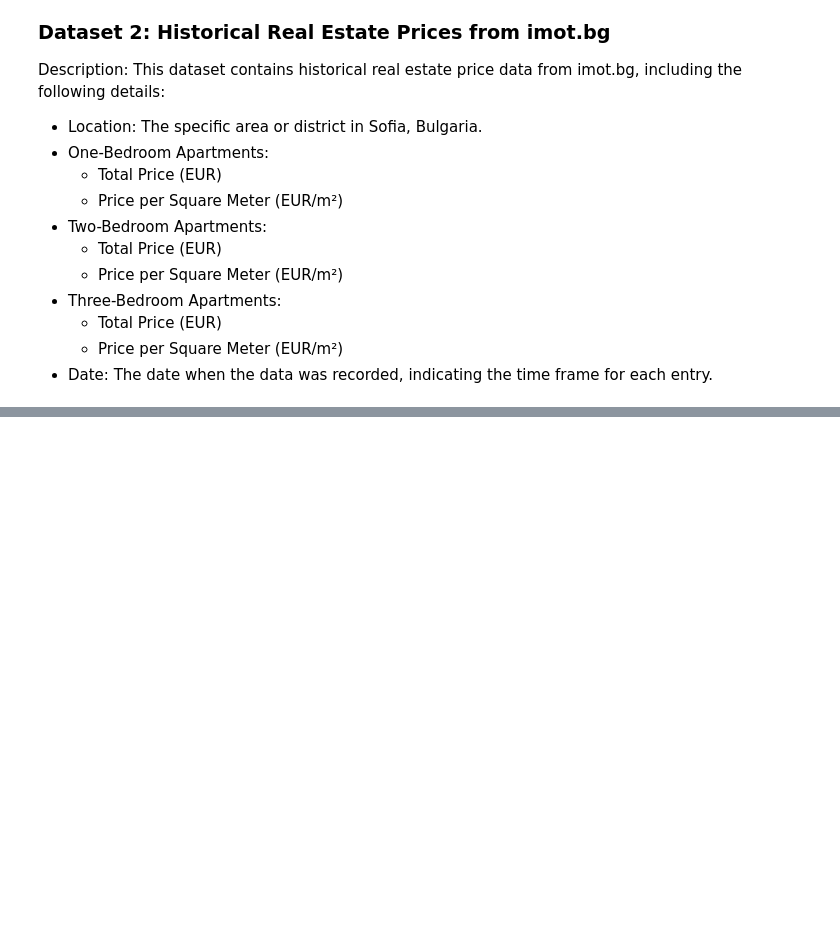
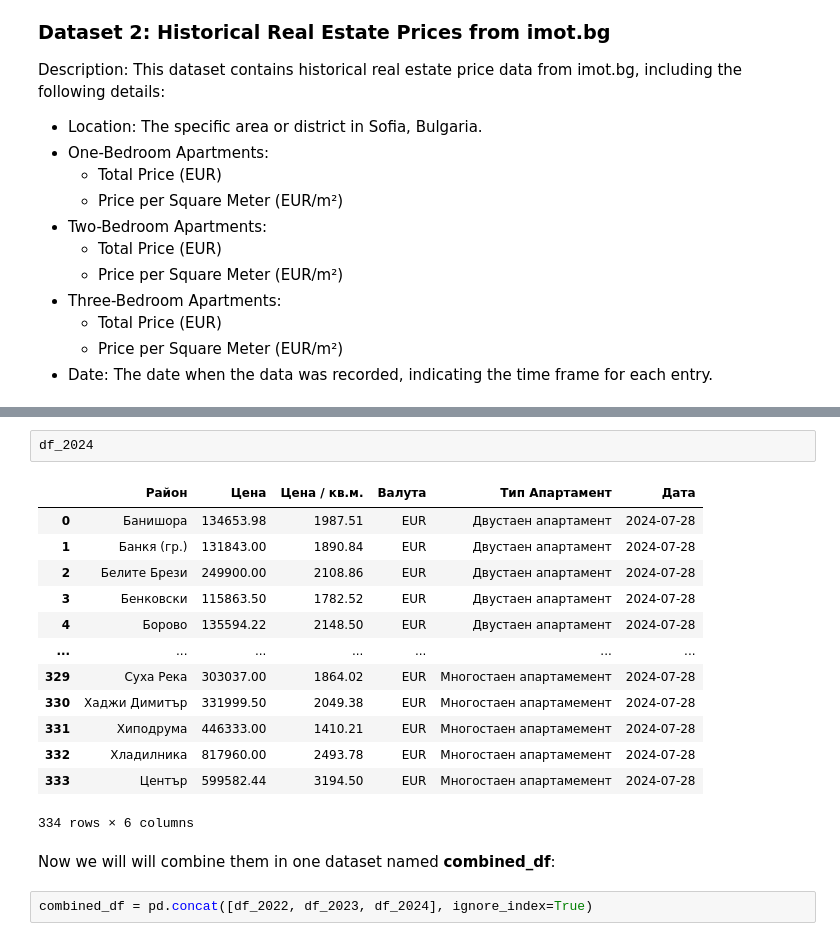
Before and after one commit to GalkaKG/Predicting-Sofia-Real-Estate-Prices, a Jupyter notebook: Predicting Sofia Real Estate Prices.ipynb, the cells around one changed output, grey strips where cells are left out. Drawn from its saved outputs; the diff is of its cells as text; blank space fills up the shorter version.

```diff
--- a/Predicting Sofia Real Estate Prices.ipynb
+++ b/Predicting Sofia Real Estate Prices.ipynb
@@ -63,0 +114,20 @@ Description: This dataset contains historical real estate price data from imot.b
+# %%
+df_2024
+# %% [output]
+|  | Район | Цена | Цена / кв.м. | Валута | Тип Апартамент | Дата |
+| 0 | Банишора | 134653.98 | 1987.51 | EUR | Двустаен апартамент | 2024-07-28 |
+| 1 | Банкя (гр.) | 131843.00 | 1890.84 | EUR | Двустаен апартамент | 2024-07-28 |
+| 2 | Белите Брези | 249900.00 | 2108.86 | EUR | Двустаен апартамент | 2024-07-28 |
+| 3 | Бенковски | 115863.50 | 1782.52 | EUR | Двустаен апартамент | 2024-07-28 |
+| 4 | Борово | 135594.22 | 2148.50 | EUR | Двустаен апартамент | 2024-07-28 |
+| ... | ... | ... | ... | ... | ... | ... |
+| 329 | Суха Река | 303037.00 | 1864.02 | EUR | Многостаен апартамемент | 2024-07-28 |
+| 330 | Хаджи Димитър | 331999.50 | 2049.38 | EUR | Многостаен апартамемент | 2024-07-28 |
+| 331 | Хиподрума | 446333.00 | 1410.21 | EUR | Многостаен апартамемент | 2024-07-28 |
+| 332 | Хладилника | 817960.00 | 2493.78 | EUR | Многостаен апартамемент | 2024-07-28 |
+| 333 | Център | 599582.44 | 3194.50 | EUR | Многостаен апартамемент | 2024-07-28 |
+334 rows × 6 columns
+# %% [markdown]
+Now we will will combine them in one dataset named __combined_df__:
+# %%
+combined_df = pd.concat([df_2022, df_2023, df_2024], ignore_index=True)
```
Also changed, not shown: parts of 14 cells of this notebook.
